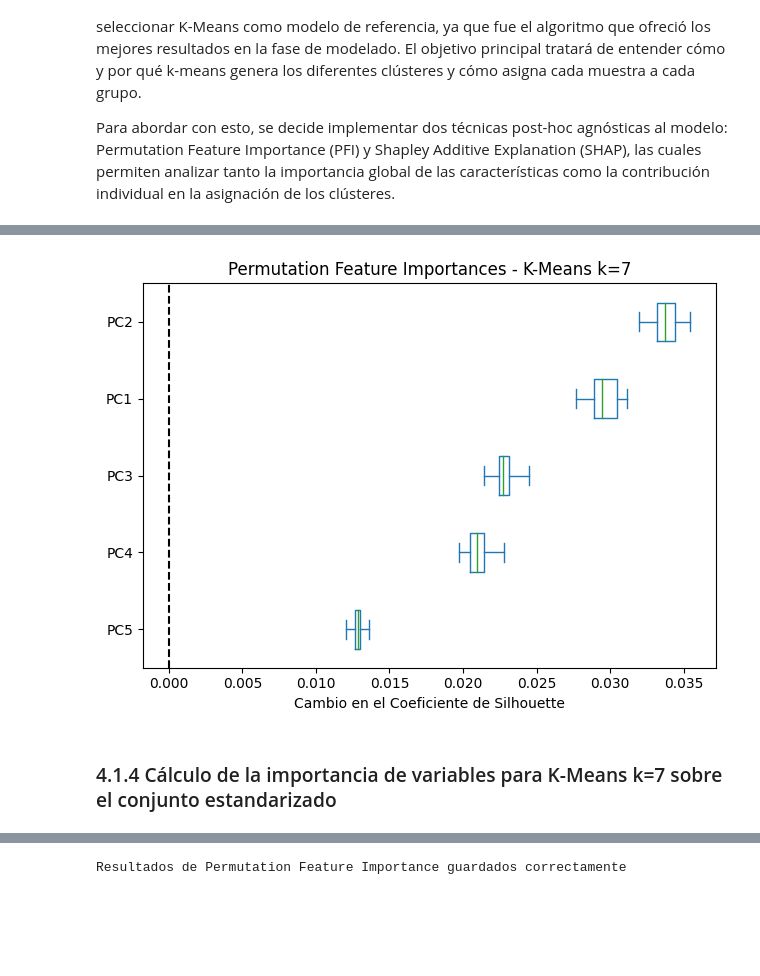
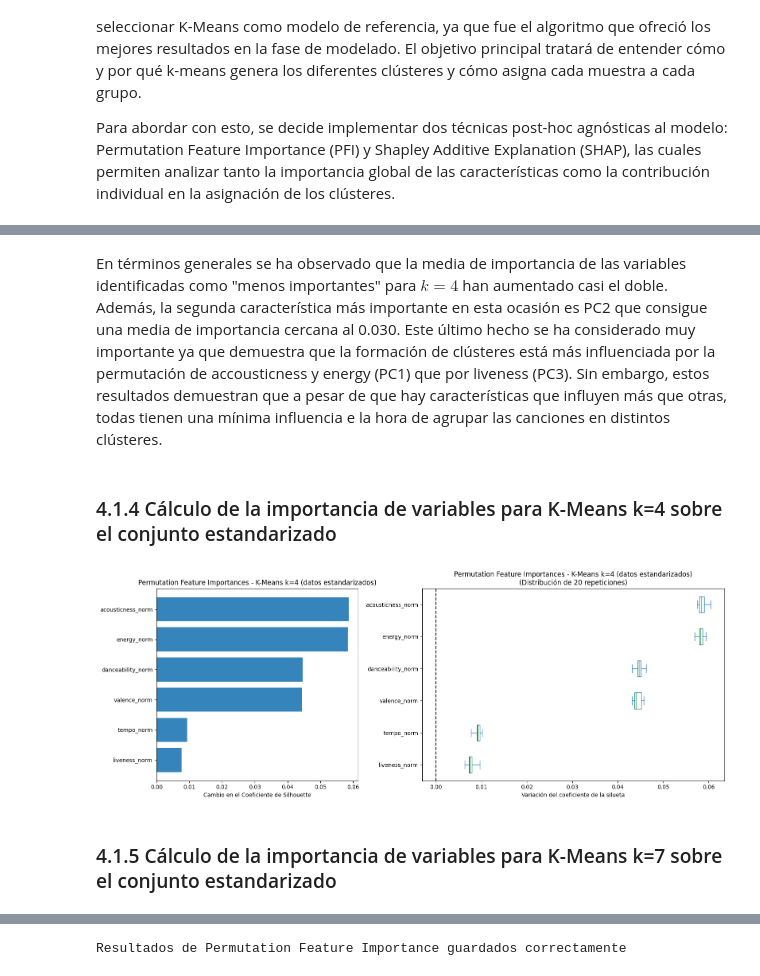
Before and after one commit to marcfpereirauoc/TFG, a Jupyter notebook: 03_explicabilidad_incertidumbre.ipynb, the cells around one changed output, grey strips where cells are left out. Saved outputs shown, nothing was run; the diff lists cells and outputs as text; code cells hidden in the pictures; blank space fills up the shorter version.

```diff
--- a/03_explicabilidad_incertidumbre.ipynb
+++ b/03_explicabilidad_incertidumbre.ipynb
@@ -78,6 +78,7 @@ X_pca_df = pd.DataFrame(
 )
 
 # Cargar modelos de clustering
+kmeans_k4_estand = joblib.load('models/kmeans_k4_estand.pkl')
 kmeans_k7_estand = joblib.load('models/kmeans_k7_estand.pkl')
 kmeans_k4_pca = joblib.load('models/kmeans_k4_pca.pkl')
 kmeans_k7_pca = joblib.load('models/kmeans_k7_pca.pkl')
@@ -254,23 +294,63 @@ plt.show()
+# %% [markdown]
+En términos generales se ha observado que la media de importancia de las variables identificadas como "menos importantes" para $k=4$ han aumentado casi el doble. Además, la segunda característica más importante en esta ocasión es PC2 que consigue una media de importancia cercana al 0.030. Este último hecho se ha considerado muy importante ya que demuestra que la formación de clústeres está más influenciada por la permutación de accousticness y energy (PC1) que por liveness (PC3). Sin embargo, estos resultados demuestran que a pesar de que hay características que influyen más que otras, todas tienen una mínima influencia e la hora de agrupar las canciones en distintos clústeres.
+# %% [markdown]
+### 4.1.4 Cálculo de la importancia de variables para K-Means k=4 sobre el conjunto estandarizado
+# %%
+# Muestra representativa para acelerar el cálculo
+df_scaled_sample = df_scaled.sample(n=20000, random_state=42)
+
+# Permutation Feature Importance para K-Means k=4 sobre datos estandarizados (sin PCA)
+# Si existe el resultado guardado, lo cargamos; si no, lo calculamos
+import os
+if os.path.exists('resultados_explicabilidad/p_importance_k4_estand.pkl'):
+    p_importance_k4_estand = joblib.load('resultados_explicabilidad/p_importance_k4_estand.pkl')
+else:
+    # Convertimos a array numpy para evitar warnings (el modelo fue entrenado sin feature names)
+    p_importance_k4_estand = permutation_importance(
+        kmeans_k4_estand,
+        df_scaled_sample,
+        y=None,
+        n_repeats=20,
+        random_state=42,
+        scoring=cluster_silhouette_score
+    )
 # %%
+# Nombres de las features (variables estandarizadas)
+feature_names_k4_estand = df_scaled_sample.columns.values
+
+# Ordenación de menor a mayor importancia (la menos importante arriba, la más importante abajo)
+sorted_indices_perm_k4_estand = np.argsort(np.abs(p_importance_k4_estand.importances_mean))
+
+# Crear figura con dos subplots con proporciones 40% y 60%
+fig, axs = plt.subplots(1, 2, figsize=(16, 6), width_ratios=[4, 6])
+
+# Visualizamos con los atributos ordenados de menor a mayor importancia
+axs[0].barh(range(len(feature_names_k4_estand)), p_importance_k4_estand.importances_mean[sorted_indices_perm_k4_estand], alpha=0.9)
+axs[0].set_yticks(range(len(feature_names_k4_estand)))
+axs[0].set_yticklabels(feature_names_k4_estand[sorted_indices_perm_k4_estand])
+axs[0].set_title("Permutation Feature Importances - K-Means k=4 (datos estandarizados)")
+axs[0].set_xlabel("Cambio en el Coeficiente de Silhouette")
+
 # Boxplot de las importancias de permutación (muestra la distribución de las 20 repeticiones)
 # Ordenamos variables en función de su importancia media
-sorted_importances_idx_k7 = p_importance_k7_pca.importances_mean.argsort()
+sorted_importances_idx_k4_estand = p_importance_k4_estand.importances_mean.argsort()
 # Generamos un nuevo DataFrame con todas las repeticiones
-importances_k7 = pd.DataFrame(
-    p_importance_k7_pca.importances[sorted_importances_idx_k7].T,
-    columns=feature_names_k7[sorted_importances_idx_k7],
+importances_k4_estand = pd.DataFrame(
+    p_importance_k4_estand.importances[sorted_importances_idx_k4_estand].T,
+    columns=feature_names_k4_estand[sorted_importances_idx_k4_estand],
 )
-# Construimos el boxplot de la distribución de importancias de cada componente principal
-ax = importances_k7.plot.box(vert=False, whis=10)
-ax.set_title("Permutation Feature Importances - K-Means k=7")
-ax.axvline(x=0, color="k", linestyle="--")
-ax.set_xlabel("Cambio en el Coeficiente de Silhouette")
-ax.figure.tight_layout()
+# Construimos el boxplot de la distribución de importancias de cada variable estandarizada
+importances_k4_estand.plot.box(vert=False, whis=10, ax=axs[1])
+axs[1].set_title("Permutation Feature Importances - K-Means k=4 (datos estandarizados)\n(Distribución de 20 repeticiones)")
+axs[1].axvline(x=0, color="k", linestyle="--")
+axs[1].set_xlabel("Variación del coeficiente de la silueta")
+
+plt.tight_layout()
 plt.show()
 # %% [output]
-[figure, old version]
+[figure, new version]
 # %% [markdown]
-### 4.1.4 Cálculo de la importancia de variables para K-Means k=7 sobre el conjunto estandarizado
+### 4.1.5 Cálculo de la importancia de variables para K-Means k=7 sobre el conjunto estandarizado
 # %%
 # Muestra representativa para acelerar el cálculo
 df_scaled_sample = df_scaled.sample(n=20000, random_state=42)
```
Also changed, not shown: parts of 16 cells of this notebook, 1 other file.
